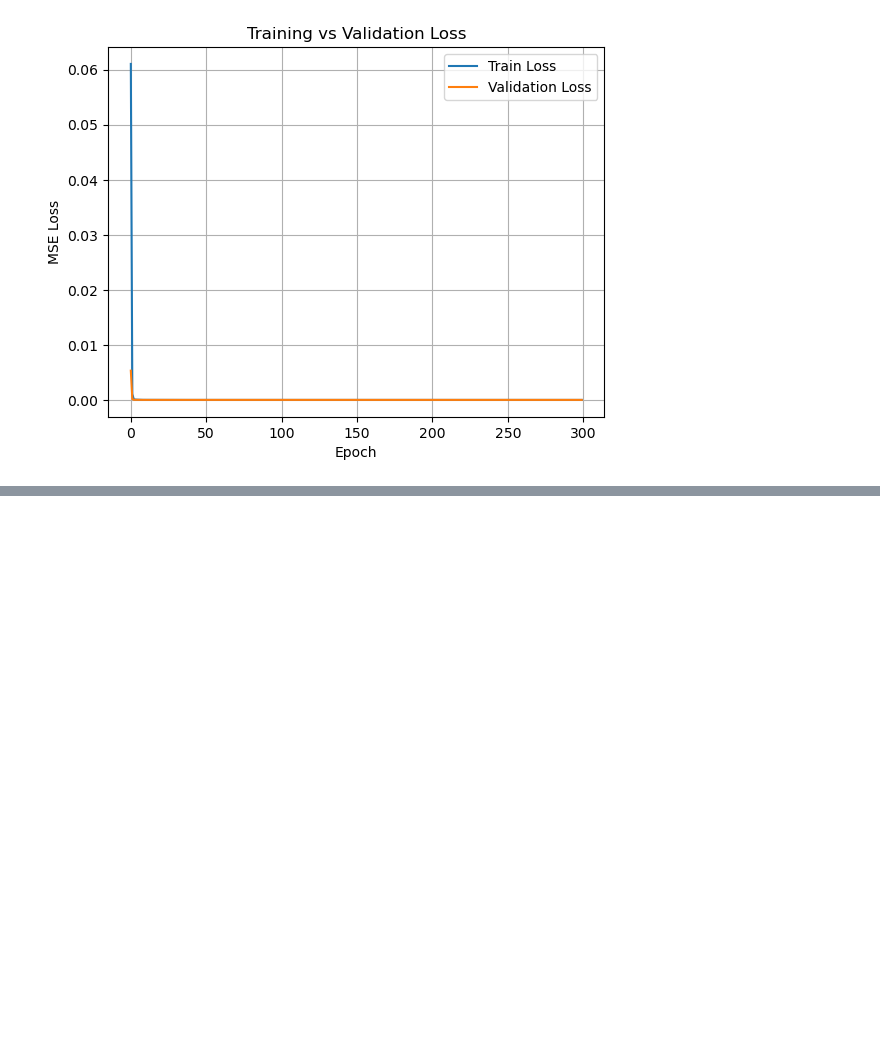
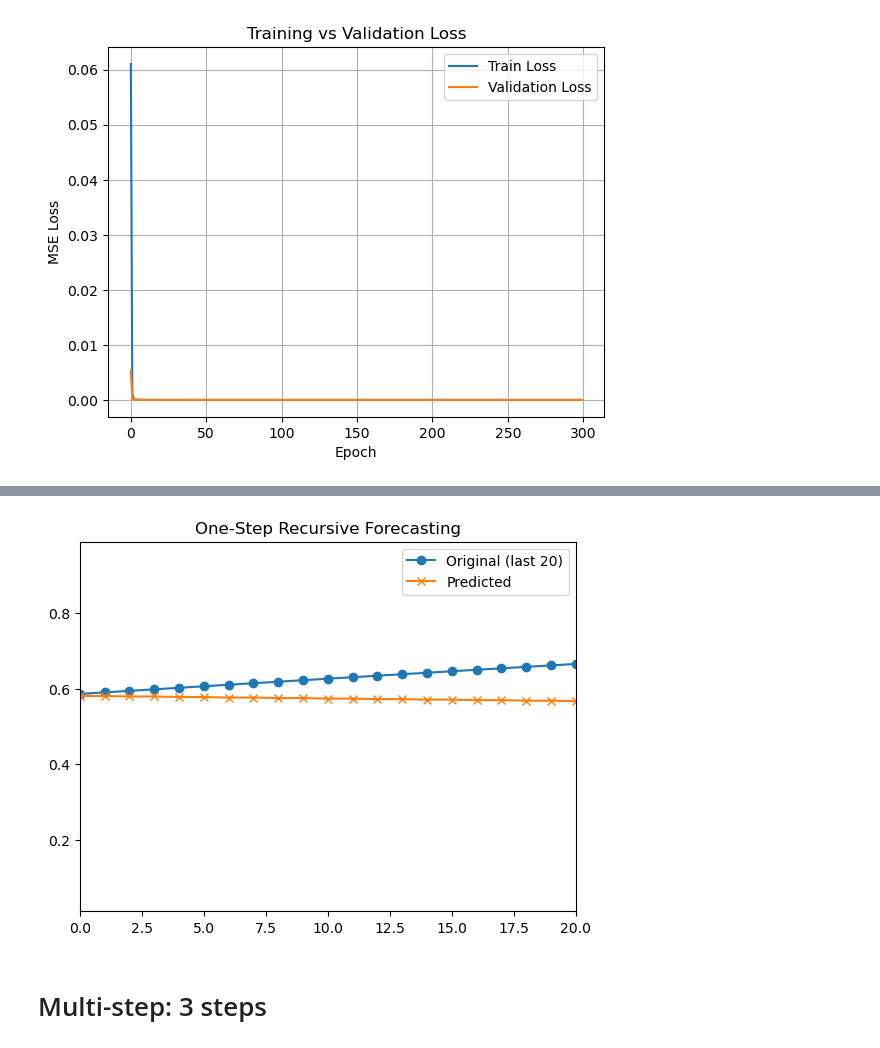
Before and after one commit to nxteventrying/TESIS, a Jupyter notebook: scripts/CNN.ipynb, the cells around one changed output, grey strips where cells are left out. Saved outputs shown, nothing was run; the diff lists cells and outputs as text; code cells hidden in the pictures; blank space fills up the shorter version.

```diff
--- a/scripts/CNN.ipynb
+++ b/scripts/CNN.ipynb
@@ -896,0 +1314,5 @@ plt.show()
+# %%
+# what we are aiming for
+true_data = test_data
+# Initialize input, start with the last value of the training data
+uno = train_data[-n_steps:]
@@ -896,0 +1323,3 @@ plt.show()
+# %%
+# reshape so we can feed it to the model
+uno = uno.reshape((1, n_steps, n_features))
@@ -896,0 +1334,2 @@ plt.show()
+# %%
+yhat = model_CNN_UV_MS.predict(uno, verbose=0)
@@ -896,0 +1346,22 @@ plt.show()
+# %%
+from sklearn import metrics
+from scipy.stats import skew
+import numpy as np
+
+# what we are aiming for
+true_data = test_data
+# Initialize input, start with the last value of the training data
+uno = train_data[-n_steps:]
+# reshape so we can feed it to the model
+uno = uno.reshape((1, n_steps, n_features))
+# List to store predictions
+predictions = []
+
+# Loop to predict one step at a time
+for i in range(len(test_data)):
+    yhat = model.predict(uno, verbose=0)
+    predictions.append(yhat[0, 0])
+    # update input to next step — use prediction as input
+    uno = np.array([uno[0,n_steps-1,0],yhat[0,0]]).reshape((1, n_steps, n_features))
+# Convert predictions to numpy array
+predictions = np.array(predictions)
@@ -896,0 +1388,12 @@ plt.show()
+# %%
+# Plot
+plt.plot(test_data, label='Original (last 20)', marker='o')
+plt.plot(predictions, label='Predicted', marker='x')
+plt.legend()
+plt.xlim(0,20)
+plt.title('One-Step Recursive Forecasting')
+plt.show()
+# %% [output]
+[figure, added]
+# %% [markdown]
+# Multi-step: 3 steps
```
Also changed, not shown: parts of 51 cells of this notebook, 2 other files.
